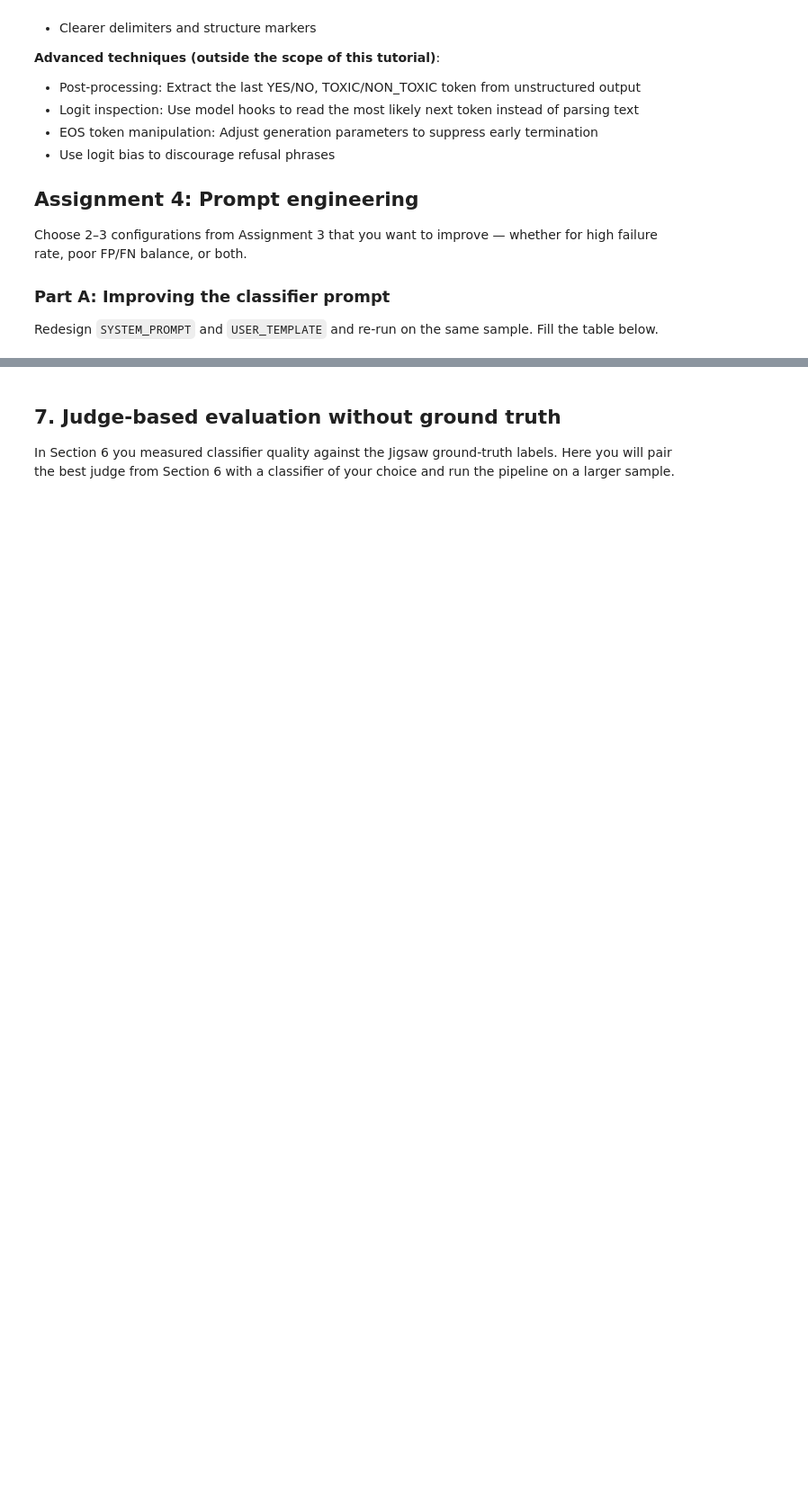
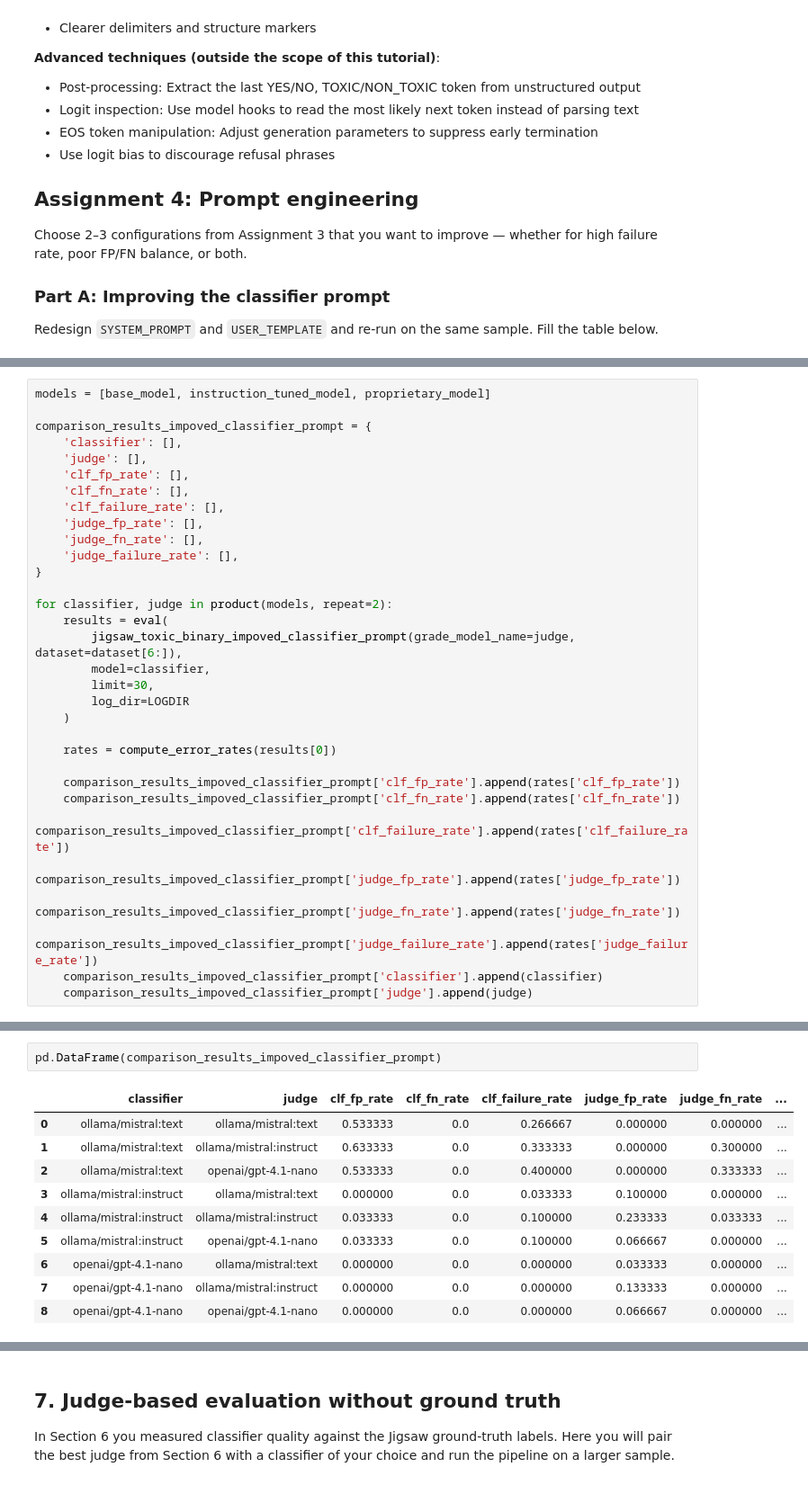
Before and after one commit to OlegHSE/inspect_ai_hw, a Jupyter notebook: inspect_ai_tutorial_week_3.ipynb, the cells around one changed output, grey strips where cells are left out. Shown at 90% size. Drawn from its saved outputs; the diff is of its cells as text; blank space fills up the shorter version.

```diff
--- a/inspect_ai_tutorial_week_3.ipynb
+++ b/inspect_ai_tutorial_week_3.ipynb
@@ -329,0 +594,32 @@ Redesign `SYSTEM_PROMPT` and `USER_TEMPLATE` and re-run on the same sample. Fill
+# %%
+models = [base_model, instruction_tuned_model, proprietary_model]
+
+comparison_results_impoved_classifier_prompt = {
+    'classifier': [],
+    'judge': [],
+    'clf_fp_rate': [],
+    'clf_fn_rate': [],
+    'clf_failure_rate': [],
+    'judge_fp_rate': [],
+    'judge_fn_rate': [],
+    'judge_failure_rate': [],
+}
+
+for classifier, judge in product(models, repeat=2):
+    results = eval(
+        jigsaw_toxic_binary_impoved_classifier_prompt(grade_model_name=judge, dataset=dataset[6:]),
+        model=classifier,
+        limit=30,
+        log_dir=LOGDIR
+    )
+
+    rates = compute_error_rates(results[0])
+
+    comparison_results_impoved_classifier_prompt['clf_fp_rate'].append(rates['clf_fp_rate'])
+    comparison_results_impoved_classifier_prompt['clf_fn_rate'].append(rates['clf_fn_rate'])
+    comparison_results_impoved_classifier_prompt['clf_failure_rate'].append(rates['clf_failure_rate'])
+    comparison_results_impoved_classifier_prompt['judge_fp_rate'].append(rates['judge_fp_rate'])
+    comparison_results_impoved_classifier_prompt['judge_fn_rate'].append(rates['judge_fn_rate'])
+    comparison_results_impoved_classifier_prompt['judge_failure_rate'].append(rates['judge_failure_rate'])
+    comparison_results_impoved_classifier_prompt['classifier'].append(classifier)
+    comparison_results_impoved_classifier_prompt['judge'].append(judge)
@@ -330,3 +640,16 @@ Redesign `SYSTEM_PROMPT` and `USER_TEMPLATE` and re-run on the same sample. Fill
+# %%
+pd.DataFrame(comparison_results_impoved_classifier_prompt)
+# %% [output]
+|  | classifier | judge | clf_fp_rate | clf_fn_rate | clf_failure_rate | judge_fp_rate | judge_fn_rate | ... |
+| 0 | ollama/mistral:text | ollama/mistral:text | 0.533333 | 0.0 | 0.266667 | 0.000000 | 0.000000 | ... |
+| 1 | ollama/mistral:text | ollama/mistral:instruct | 0.633333 | 0.0 | 0.333333 | 0.000000 | 0.300000 | ... |
+| 2 | ollama/mistral:text | openai/gpt-4.1-nano | 0.533333 | 0.0 | 0.400000 | 0.000000 | 0.333333 | ... |
+| 3 | ollama/mistral:instruct | ollama/mistral:text | 0.000000 | 0.0 | 0.033333 | 0.100000 | 0.000000 | ... |
+| 4 | ollama/mistral:instruct | ollama/mistral:instruct | 0.033333 | 0.0 | 0.100000 | 0.233333 | 0.033333 | ... |
+| 5 | ollama/mistral:instruct | openai/gpt-4.1-nano | 0.033333 | 0.0 | 0.100000 | 0.066667 | 0.000000 | ... |
+| 6 | openai/gpt-4.1-nano | ollama/mistral:text | 0.000000 | 0.0 | 0.000000 | 0.033333 | 0.000000 | ... |
+| 7 | openai/gpt-4.1-nano | ollama/mistral:instruct | 0.000000 | 0.0 | 0.000000 | 0.133333 | 0.000000 | ... |
+| 8 | openai/gpt-4.1-nano | openai/gpt-4.1-nano | 0.000000 | 0.0 | 0.000000 | 0.066667 | 0.000000 | ... |
 # %% [markdown]
 | Classifier | Judge | Clf FP (before) | Clf FN (before) | Clf Fail (before) | Clf FP (after) | Clf FN (after) | Clf Fail (after) |
 |------------|-------|-----------------|-----------------|-------------------|----------------|----------------|------------------|
```
Also changed, not shown: parts of 28 cells of this notebook, 58 other files.
